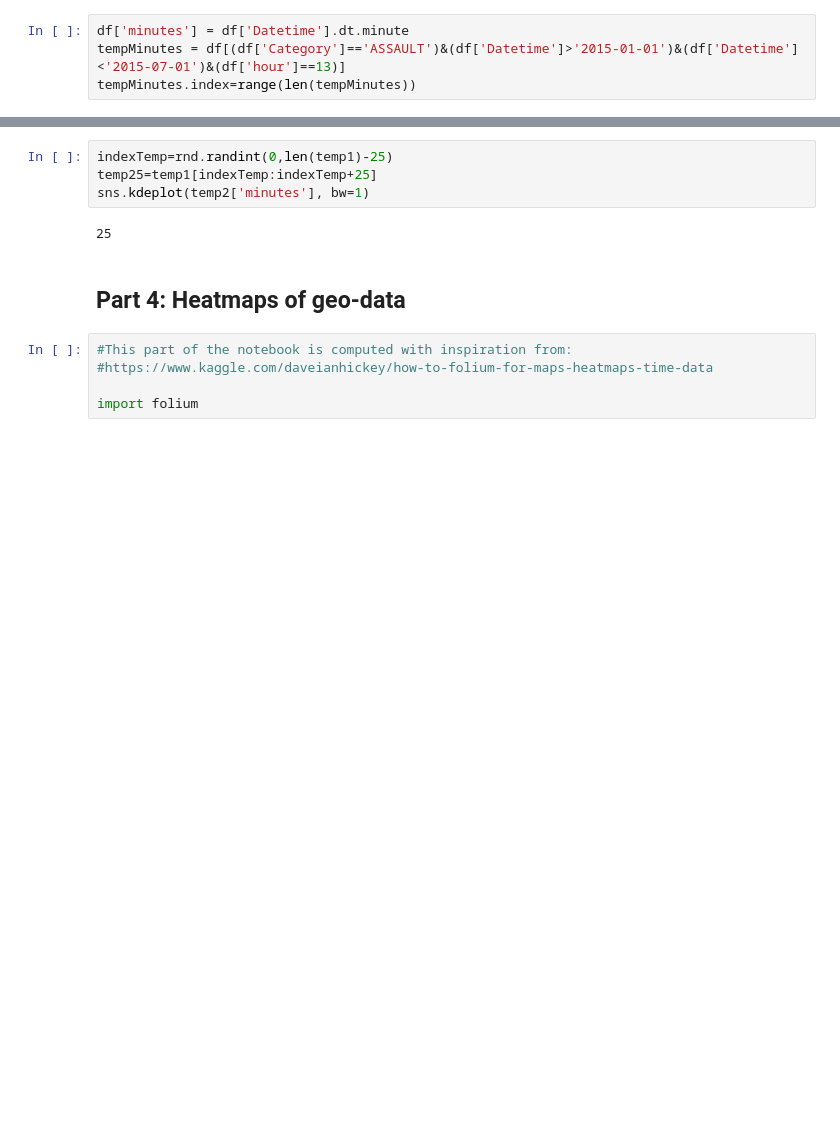
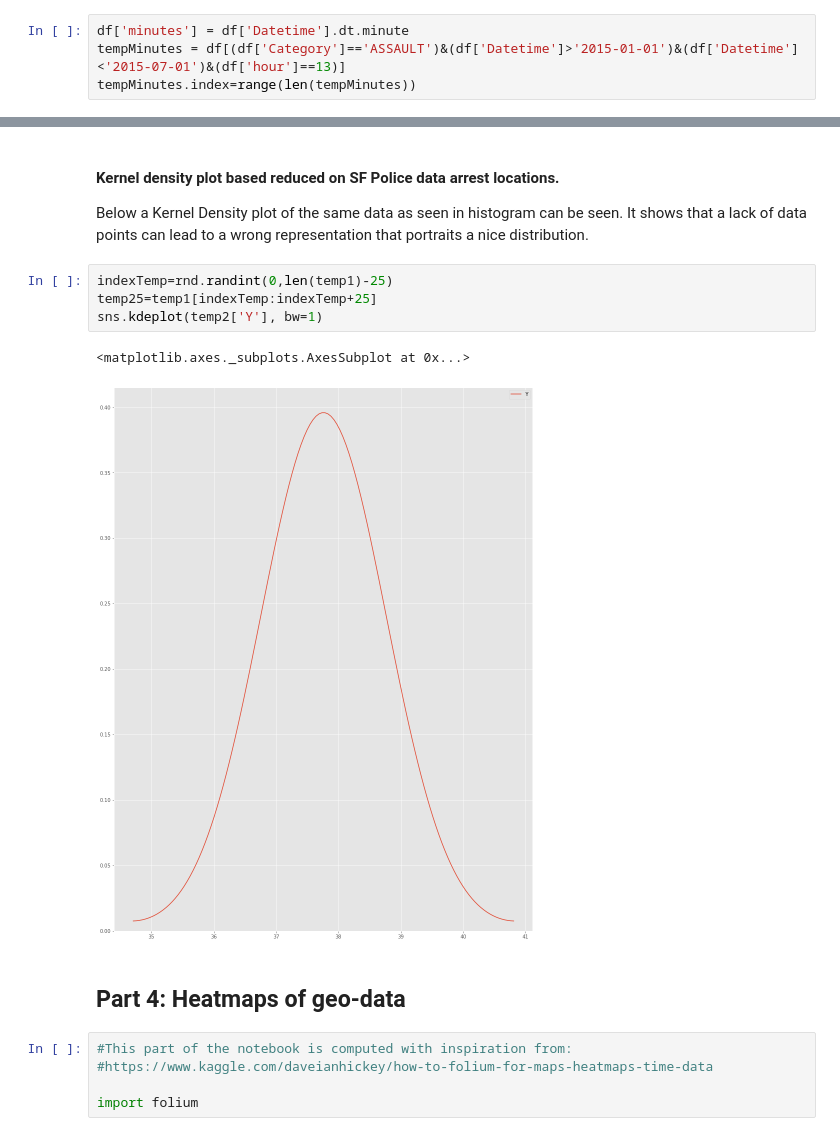
Before and after one commit to KristianBreddam/02806, a Jupyter notebook: Assignment1/assignment1v3.ipynb, the cells around one changed output, grey strips where cells are left out. Saved outputs shown, nothing was run; the diff lists cells and outputs as text; blank space fills up the shorter version.

```diff
--- a/Assignment1/assignment1v3.ipynb
+++ b/Assignment1/assignment1v3.ipynb
@@ -319,9 +304,14 @@ sns.kdeplot(tempMinutes['minutes'], bw=1);
+# %% [markdown]
+#### Kernel density plot based reduced on SF Police data arrest locations.
+Below a Kernel Density plot of the same data as seen in histogram can be seen.
+It shows that a lack of data points can lead to a wrong representation that portraits a nice distribution.
 # %%
 indexTemp=rnd.randint(0,len(temp1)-25)
 temp25=temp1[indexTemp:indexTemp+25]
-sns.kdeplot(temp2['minutes'], bw=1)
+sns.kdeplot(temp2['Y'], bw=1)
 # %% [output]
-25
+<matplotlib.axes._subplots.AxesSubplot at 0x...>
+[figure, added]
 # %% [markdown]
 ## Part 4: Heatmaps of geo-data
 # %%
```
Also changed, not shown: parts of 19 cells of this notebook, 10 other files.
